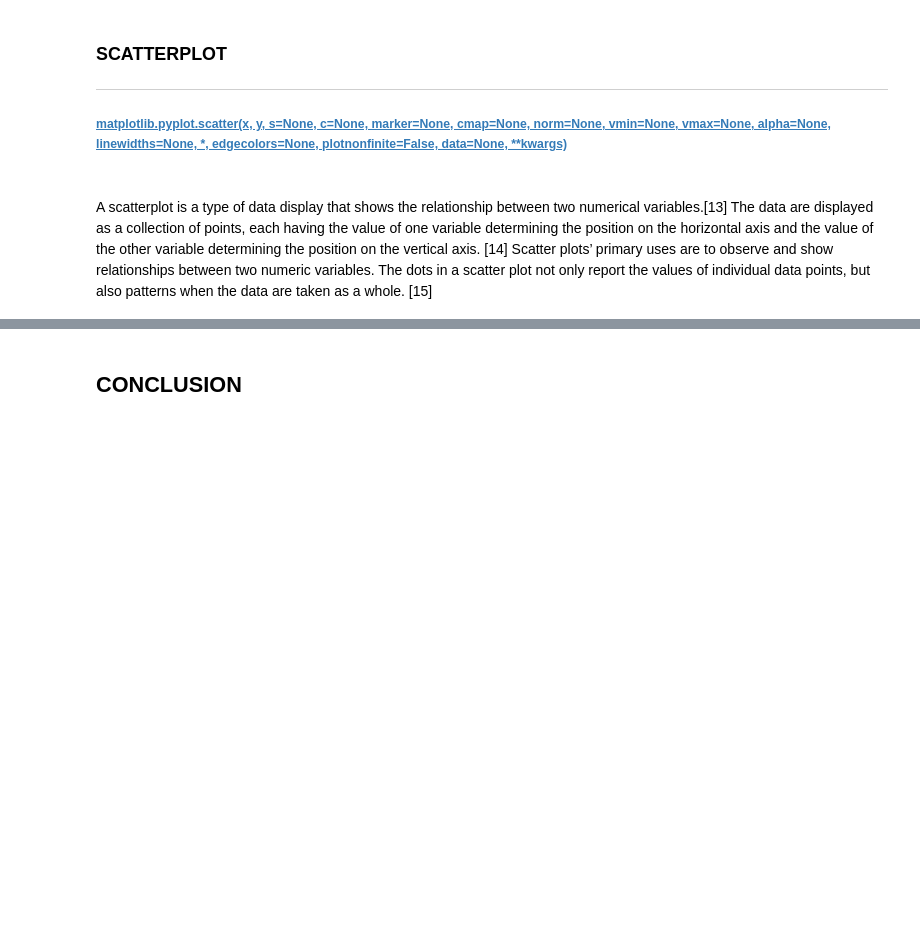
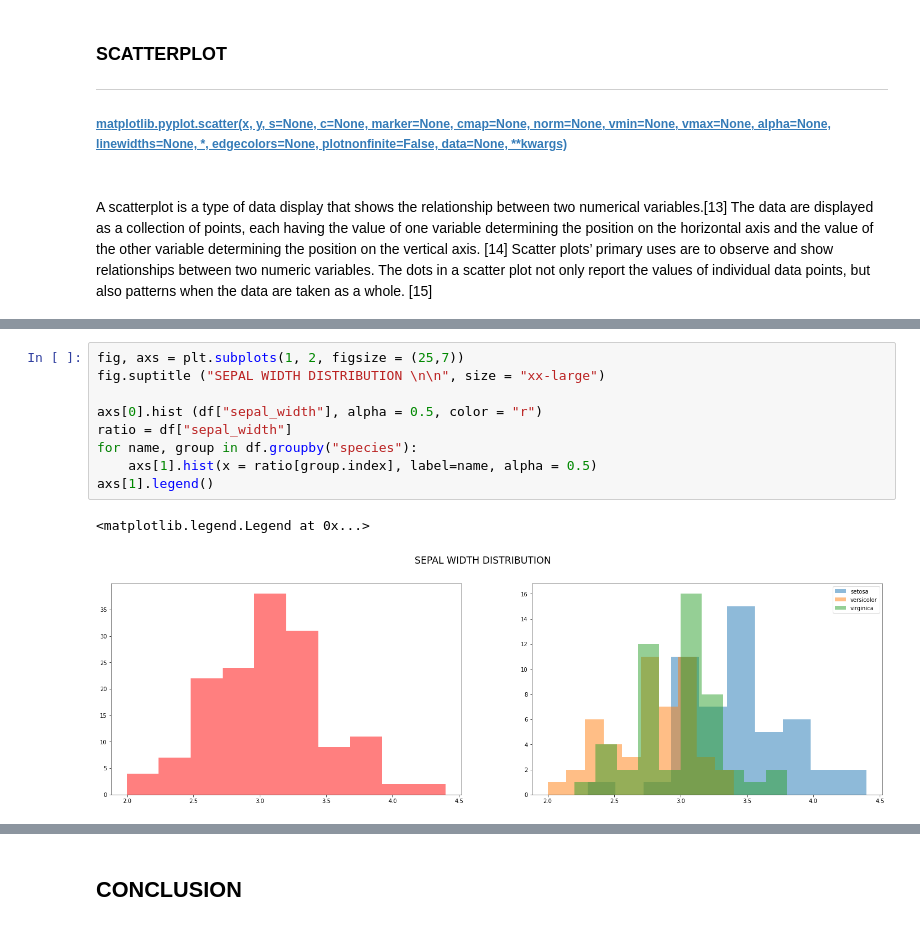
Before and after one commit to AnteDujic/Fundamentals-of-Data-Analysis, a Jupyter notebook: pyplot.ipynb, the cells around one changed output, grey strips where cells are left out. Cells and saved outputs as stored; diff of their text form; blank space fills up the shorter version.

```diff
--- a/pyplot.ipynb
+++ b/pyplot.ipynb
@@ -207,0 +269,12 @@ setosa
+# %%
+fig, axs = plt.subplots(1, 2, figsize = (25,7))
+fig.suptitle ("SEPAL WIDTH DISTRIBUTION \n\n", size = "xx-large")
+
+axs[0].hist (df["sepal_width"], alpha = 0.5, color = "r")
+ratio = df["sepal_width"]
+for name, group in df.groupby("species"):
+    axs[1].hist(x = ratio[group.index], label=name, alpha = 0.5)
+axs[1].legend()
+# %% [output]
+<matplotlib.legend.Legend at 0x...>
+[figure, added]
```
Also changed, not shown: parts of 18 cells of this notebook.
